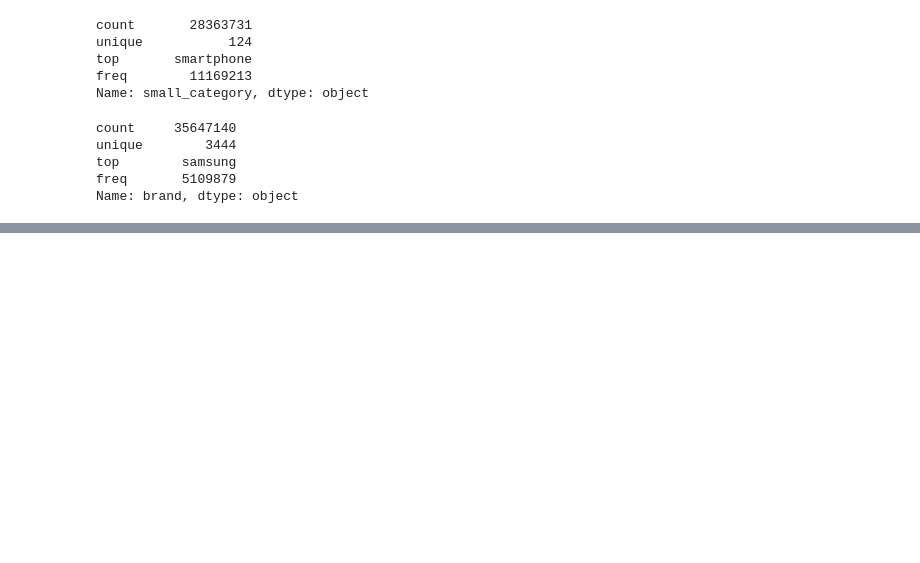
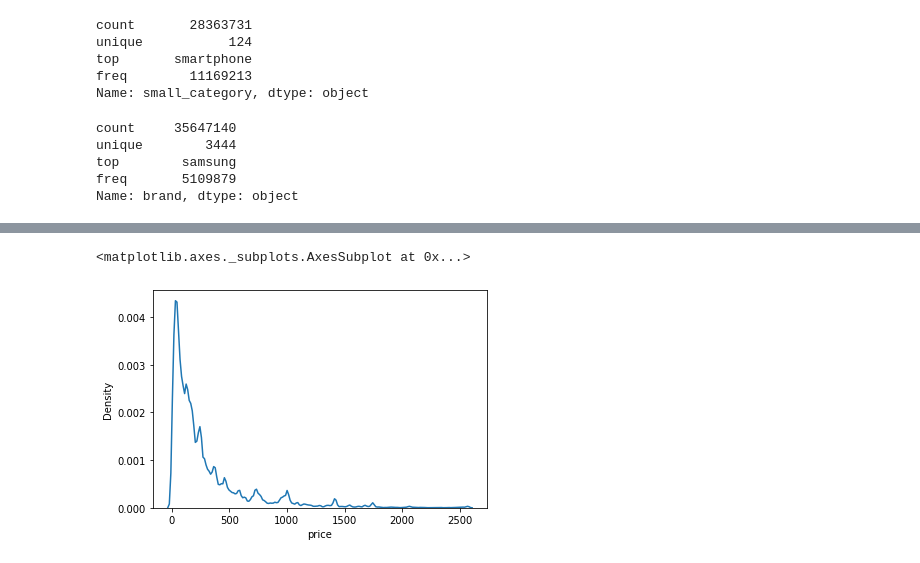
Before and after one commit to lover-swan/project2_2, a Jupyter notebook: EDA2.ipynb, the cells around one changed output, grey strips where cells are left out. Saved outputs shown, nothing was run; the diff lists cells and outputs as text; code cells hidden in the pictures; blank space fills up the shorter version.

```diff
--- a/EDA2.ipynb
+++ b/EDA2.ipynb
@@ -50,0 +73,5 @@ Name: brand, dtype: object
+# %%
+sns.kdeplot(data.price)
+# %% [output]
+<matplotlib.axes._subplots.AxesSubplot at 0x...>
+[figure, added]
```
Also changed, not shown: parts of 3 cells of this notebook.
